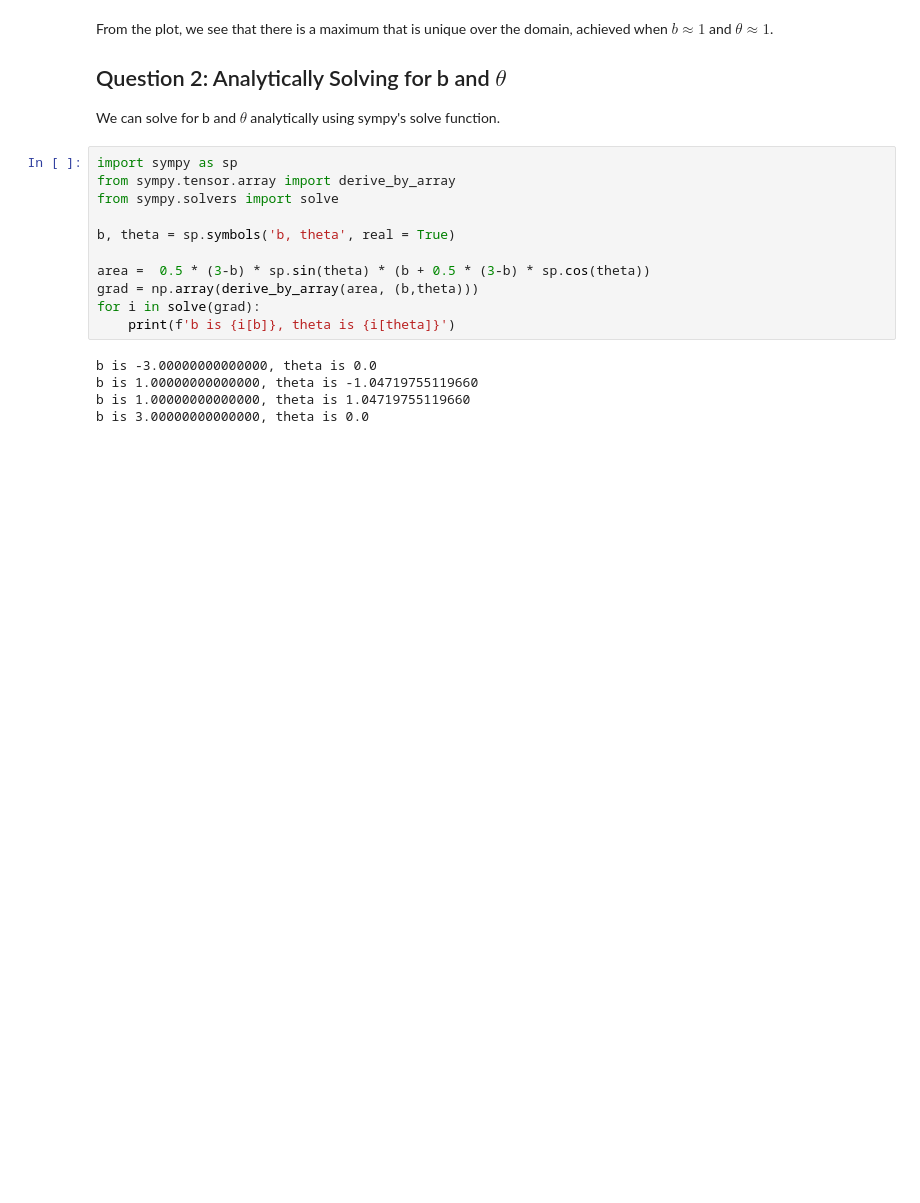
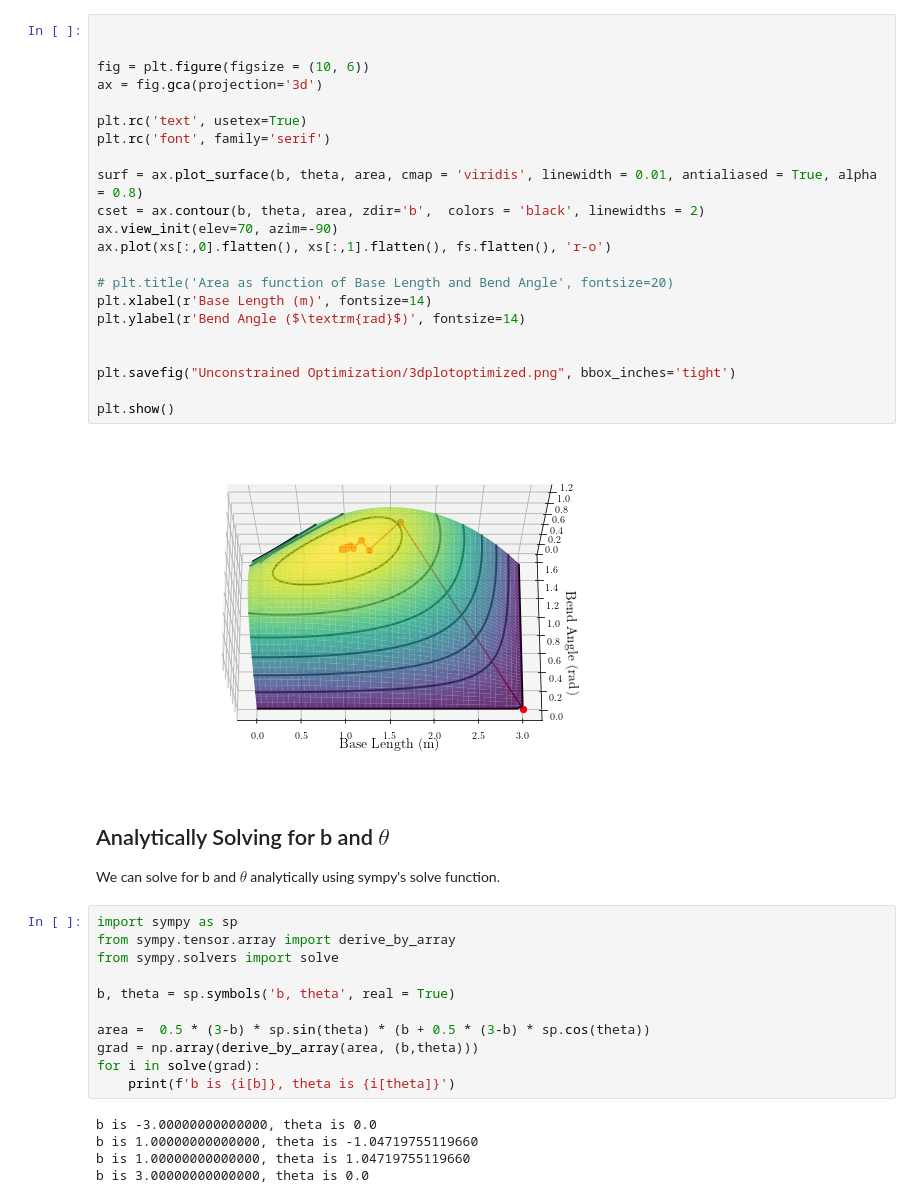
Before and after one commit to thetruejacob/CS164, a Jupyter notebook: Exact Line Search.ipynb, the cells around one changed output. Cells and saved outputs as stored; diff of their text form; blank space fills up the shorter version.

```diff
--- a/Exact Line Search.ipynb
+++ b/Exact Line Search.ipynb
@@ -49,7 +141,29 @@ plt.show()
+# %%
+
+
+fig = plt.figure(figsize = (10, 6))
+ax = fig.gca(projection='3d')
+
+plt.rc('text', usetex=True)
+plt.rc('font', family='serif')
+
+surf = ax.plot_surface(b, theta, area, cmap = 'viridis', linewidth = 0.01, antialiased = True, alpha = 0.8)
+cset = ax.contour(b, theta, area, zdir='b',  colors = 'black', linewidths = 2)
+ax.view_init(elev=70, azim=-90)
+ax.plot(xs[:,0].flatten(), xs[:,1].flatten(), fs.flatten(), 'r-o')
+
+# plt.title('Area as function of Base Length and Bend Angle', fontsize=20)
+plt.xlabel(r'Base Length (m)', fontsize=14)
+plt.ylabel(r'Bend Angle ($\textrm{rad}$)', fontsize=14)
+
+
+plt.savefig("Unconstrained Optimization/3dplotoptimized.png", bbox_inches='tight')
+
+plt.show()
+# %% [output]
+[figure, added]
 # %% [markdown]
-From the plot, we see that there is a maximum that is unique over the domain, achieved when $b \approx 1$ and $\theta \approx 1$.
-
-## Question 2: Analytically Solving for b and $\theta$
+## Analytically Solving for b and $\theta$
 We can solve for b and $\theta$ analytically using sympy's solve function.
 # %%
 import sympy as sp
```
Also changed, not shown: parts of 12 cells of this notebook, 6 other files.
